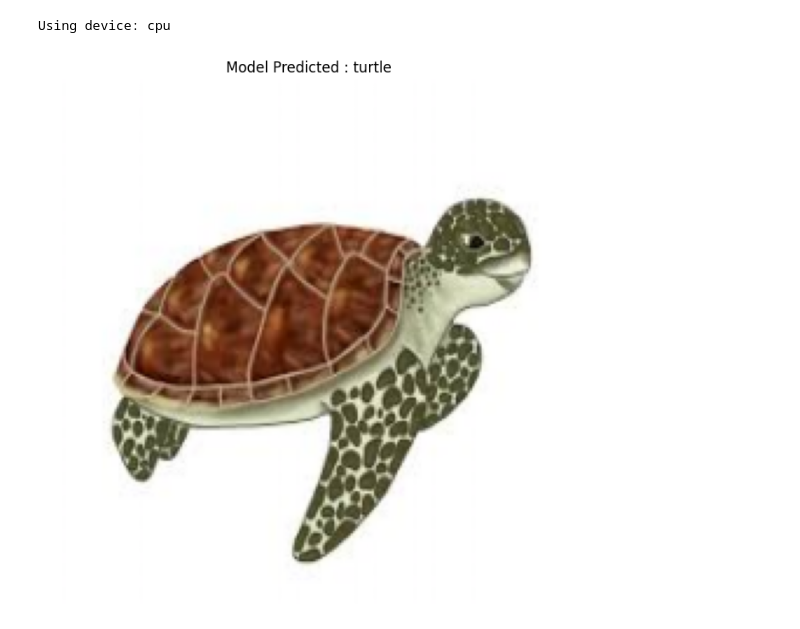
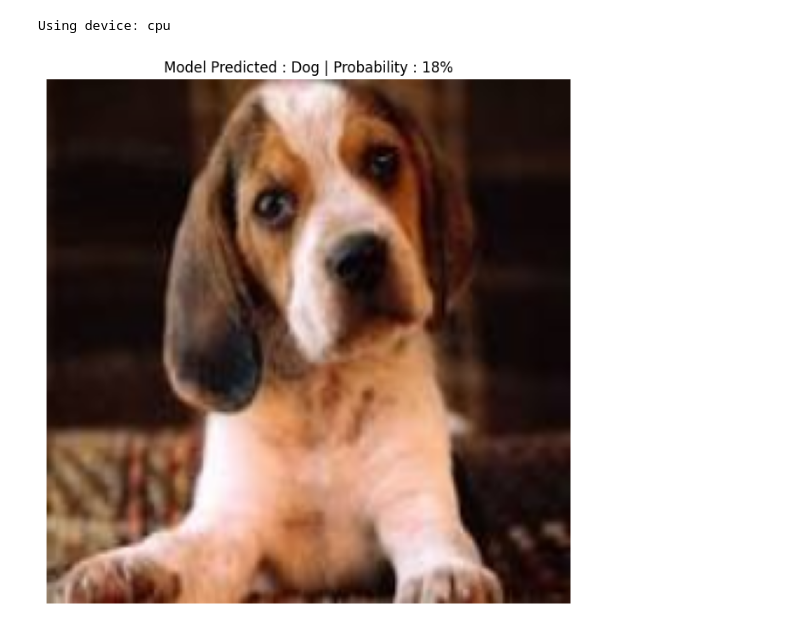
Before and after one commit to saketjha34/Python-Deep-Learning-Projects, a Jupyter notebook: Animal Image Classification (90 Different Animals)/testing/test.ipynb, the cells around one changed output. Cells and saved outputs as stored; diff of their text form; code cells hidden in the pictures.

```diff
--- a/Animal Image Classification (90 Different Animals)/testing/test.ipynb
+++ b/Animal Image Classification (90 Different Animals)/testing/test.ipynb
@@ -41,8 +41,9 @@ def denormalize(image_tensor :torch.Tensor, means : tuple[float], stds: tuple[fl
     stds = torch.tensor(stds).reshape(1, 3, 1, 1)
     return image_tensor * stds + means
 
-def get_prediction(image_tensor : torch.Tensor):
+def get_prediction(image_tensor : torch.Tensor) -> tuple:
     images = image_tensor.unsqueeze(0)
     outputs = model(images)
-    _, predicted = torch.max(outputs.data, 1)
-    return class_names[predicted]
+    pred_prob = torch.softmax(outputs, dim=1).argmax(dim=1).item()
+    _, predicted = torch.max(outputs.data, dim = 1)
+    return (class_names[predicted] , pred_prob)
@@ -54,9 +63,10 @@ def plot_predicted_image(image_path : str, means :tuple[float] , stds:tuple[floa
     image_byte = file.read()
     image_tensor = transform_image(image_byte , means=means , stds=stds)
     denormalized_image = denormalize(image_tensor,means = means , stds = stds).squeeze(0)
+    pred , pred_prob = get_prediction(image_tensor=image_tensor)
     if  prediction != None:
         plt.figure(figsize = (8,8))
-        plt.title(f'Model Predicted : {get_prediction(image_tensor=image_tensor)}')
+        plt.title(f'Model Predicted : {pred.capitalize()} | Probability : {pred_prob}%')
         plt.imshow(denormalized_image.permute(1,2,0).clamp(0,1))
         plt.axis(False)
     else:
@@ -65,6 +75,6 @@ def plot_predicted_image(image_path : str, means :tuple[float] , stds:tuple[floa
         plt.imshow(denormalized_image.permute(1,2,0).clamp(0,1))
         plt.axis(False)
 # %%
-plot_predicted_image(image_path='images/turtle.jpeg', means = stats[0] , stds = stats[1] ,prediction=True)
+plot_predicted_image(image_path='images/dog.jpeg', means = stats[0] , stds = stats[1] ,prediction=True)
 # %% [output]
-[figure, old version]
+[figure, new version]
```
Also changed, not shown: parts of 1 cell of this notebook, 3 other files.
